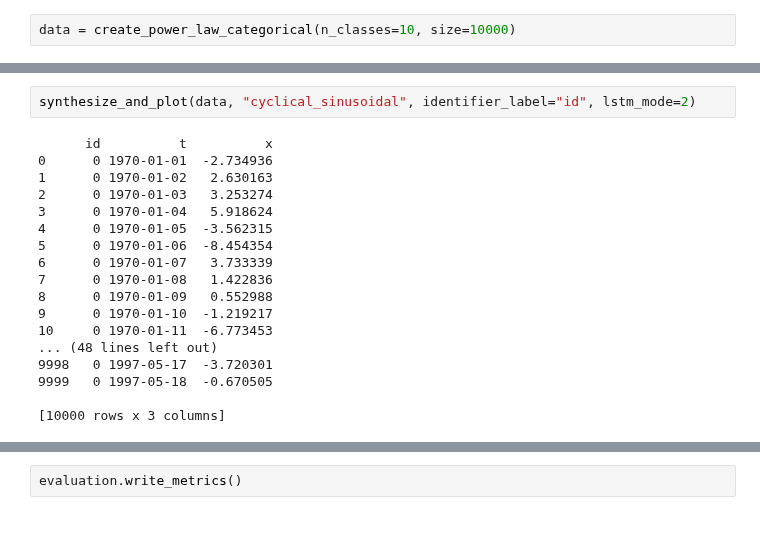
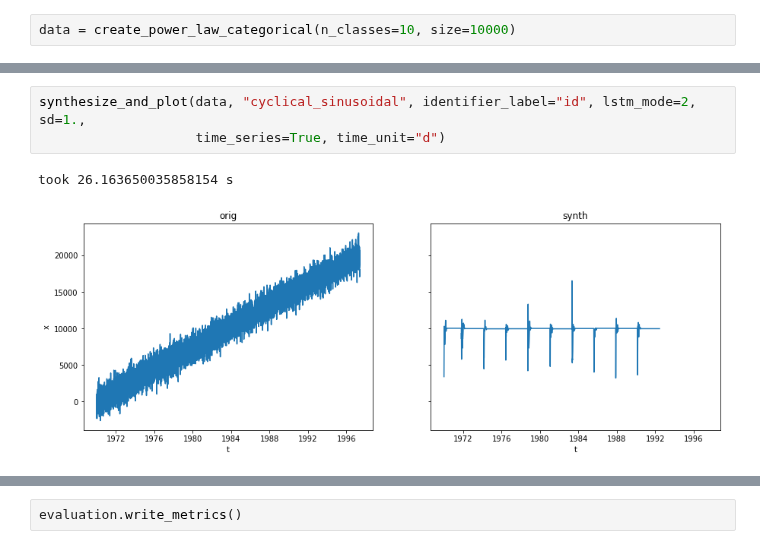
Before and after one commit to synthesized-io/insight, a Jupyter notebook: evaluation/synthetic_distributions.ipynb, the cells around one changed output, grey strips where cells are left out. Drawn from its saved outputs; the diff is of its cells as text.

```diff
--- a/evaluation/synthetic_distributions.ipynb
+++ b/evaluation/synthetic_distributions.ipynb
@@ -383,23 +359,9 @@ data = create_time_series_data(func=additive_sine(a=10, p=1000, sd=1.), length=1
 # %%
-synthesize_and_plot(data, "cyclical_sinusoidal", identifier_label="id", lstm_mode=2)
+synthesize_and_plot(data, "cyclical_sinusoidal", identifier_label="id", lstm_mode=2, sd=1.,
+                    time_series=True, time_unit="d")
 # %% [output]
-      id          t          x
-0      0 1970-01-01  -2.734936
-1      0 1970-01-02   2.630163
-2      0 1970-01-03   3.253274
-3      0 1970-01-04   5.918624
-4      0 1970-01-05  -3.562315
-5      0 1970-01-06  -8.454354
-6      0 1970-01-07   3.733339
-7      0 1970-01-08   1.422836
-8      0 1970-01-09   0.552988
-9      0 1970-01-10  -1.219217
-10     0 1970-01-11  -6.773453
-... (48 lines left out)
-9998   0 1997-05-17  -3.720301
-9999   0 1997-05-18  -0.670505
-
-[10000 rows x 3 columns]
+took 26.163650035858154 s
+[figure, added]
 # %%
 data = create_time_series_data(func=add_series(additive_sine(a=20, p=1000, sd=5.),
                                                additive_sine(a=5, p=200, sd=1.)),
```
Also changed, not shown: parts of 11 cells of this notebook.
